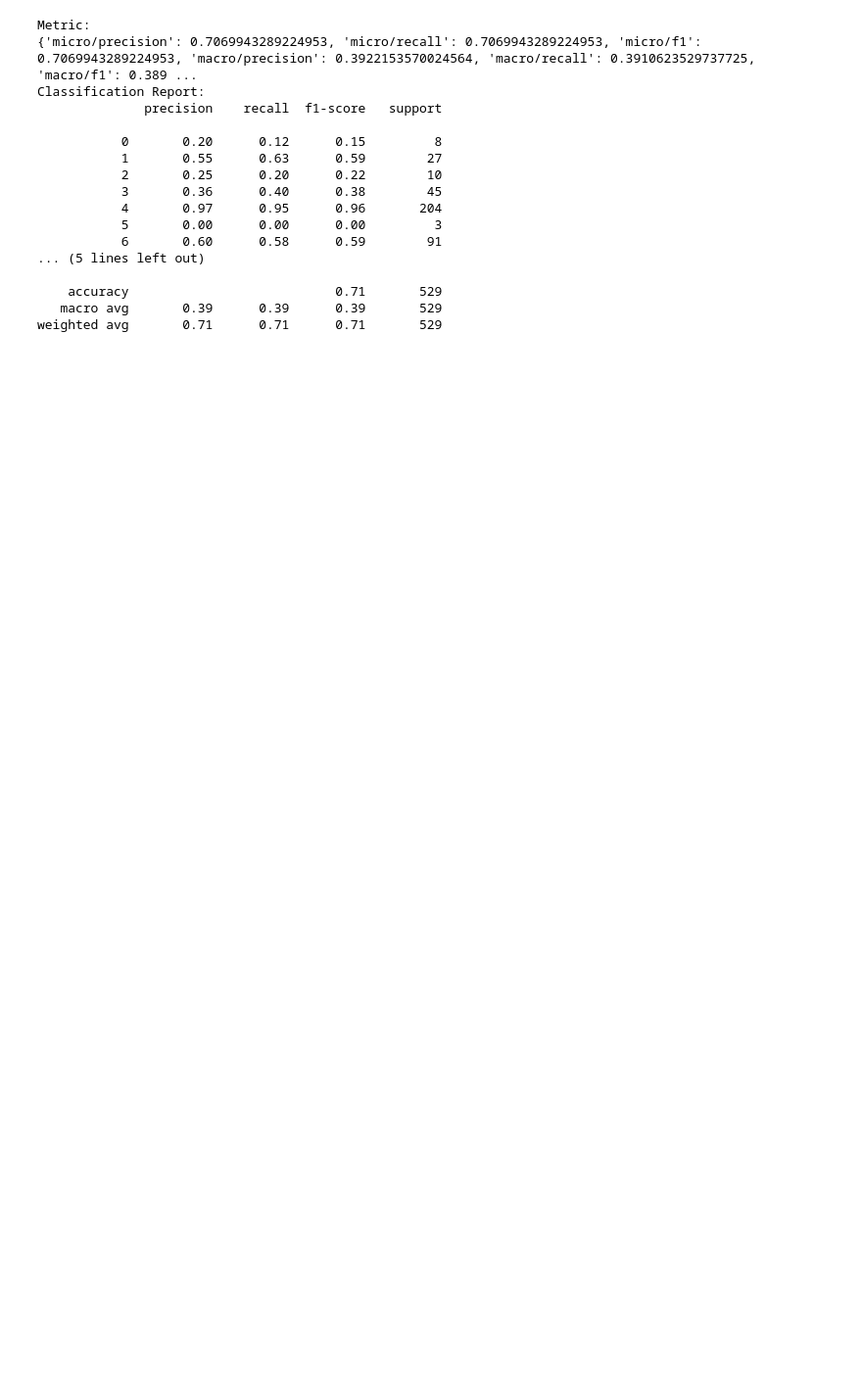
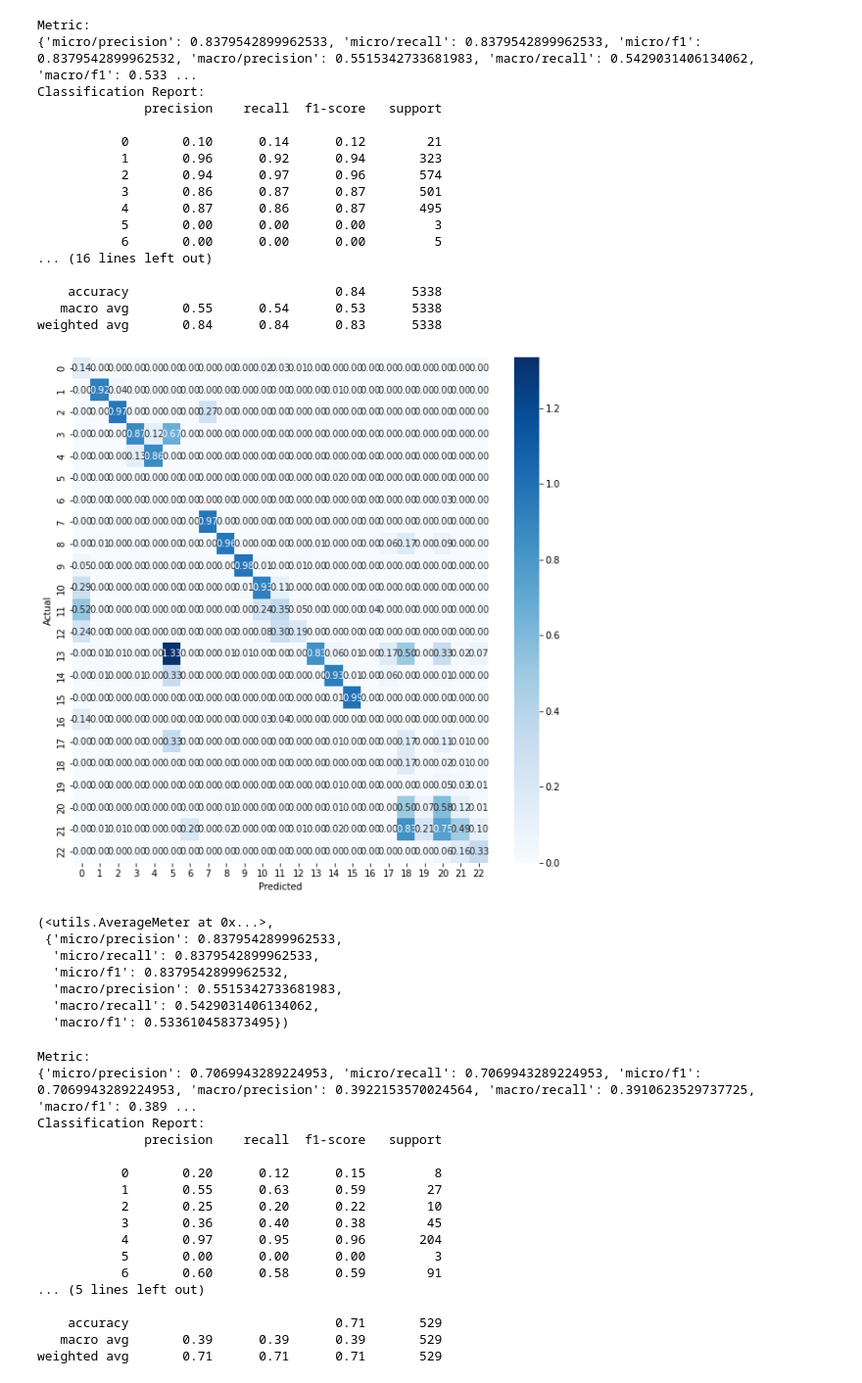
Before and after one commit to taindp98/Endoscopy-Image-Classification, a Jupyter notebook: code/Evaluation_v3.ipynb, the cells around one changed output. Shown at 98% size. Drawn from its saved outputs; the diff is of its cells as text; code cells hidden in the pictures; blank space fills up the shorter version.

```diff
--- a/code/Evaluation_v3.ipynb
+++ b/code/Evaluation_v3.ipynb
@@ -55,7 +56,12 @@ else:
     device = torch.device('cpu')
 # %%
 if config.TRAIN.IS_SSL:
-    classifier = SemiSupLearning(model = model,
+    if config.MODEL.TYPE_SEMI == 'FixMatch':
+        classifier = FixMatch(model = model,
+                          opt_func=config['TRAIN']['OPT_NAME'],
+                          device = device)
+    else:
+        classifier = CoMatch(model = model,
                           opt_func=config['TRAIN']['OPT_NAME'],
                           device = device)
 else:
@@ -65,8 +71,34 @@ else:
 classifier.get_dataloader(train_dl, valid_dl)
 classifier.get_config(config)
 # %%
-# classifier.load_checkpoint('D:\\model\\endoscopy\\hyper_kvasir\\semi_resnet50\\06_02_2022_21_11_42_mock_1_9_arcface.pth')
-# classifier.evaluate_one(True, True, True)
+classifier.load_checkpoint('D:\\model\\endoscopy\\hyper_kvasir\\sup_densenet161\\06_18_2022_15_00_47_epoch_105_sup_1_9.pth')
+classifier.evaluate_one(True, True, True)
+# %% [output]
+Metric:
+{'micro/precision': 0.8379542899962533, 'micro/recall': 0.8379542899962533, 'micro/f1': 0.8379542899962532, 'macro/precision': 0.5515342733681983, 'macro/recall': 0.5429031406134062, 'macro/f1': 0.533 ...
+Classification Report:
+              precision    recall  f1-score   support
+
+           0       0.10      0.14      0.12        21
+           1       0.96      0.92      0.94       323
+           2       0.94      0.97      0.96       574
+           3       0.86      0.87      0.87       501
+           4       0.87      0.86      0.87       495
+           5       0.00      0.00      0.00         3
+           6       0.00      0.00      0.00         5
+... (16 lines left out)
+
+    accuracy                           0.84      5338
+   macro avg       0.55      0.54      0.53      5338
+weighted avg       0.84      0.84      0.83      5338
+[figure, added]
+(<utils.AverageMeter at 0x...>,
+ {'micro/precision': 0.8379542899962533,
+  'micro/recall': 0.8379542899962533,
+  'micro/f1': 0.8379542899962532,
+  'macro/precision': 0.5515342733681983,
+  'macro/recall': 0.5429031406134062,
+  'macro/f1': 0.533610458373495})
 # %%
 # classifier.load_checkpoint('D:\\model\\endoscopy\\hyper_kvasir\\\semi_resnet50\\05_31_2022_20_08_43_mock_1_9_ce.pth')
 # classifier.evaluate_one(True, True, True)
```
Also changed, not shown: parts of 4 cells of this notebook, 2 other files.
